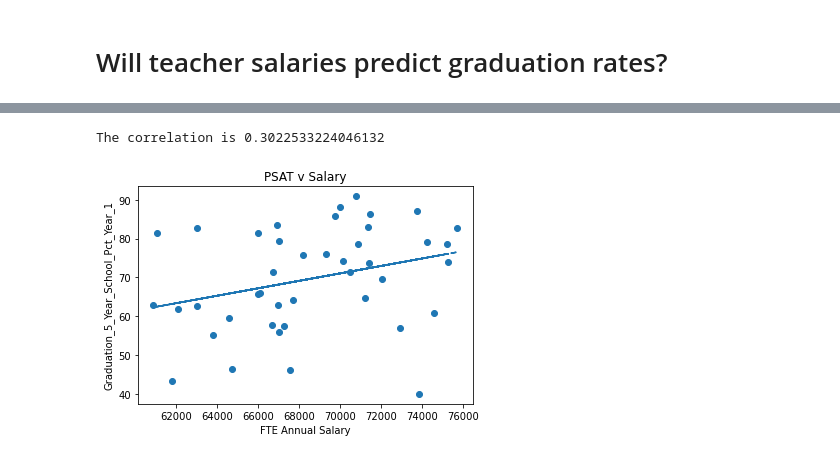
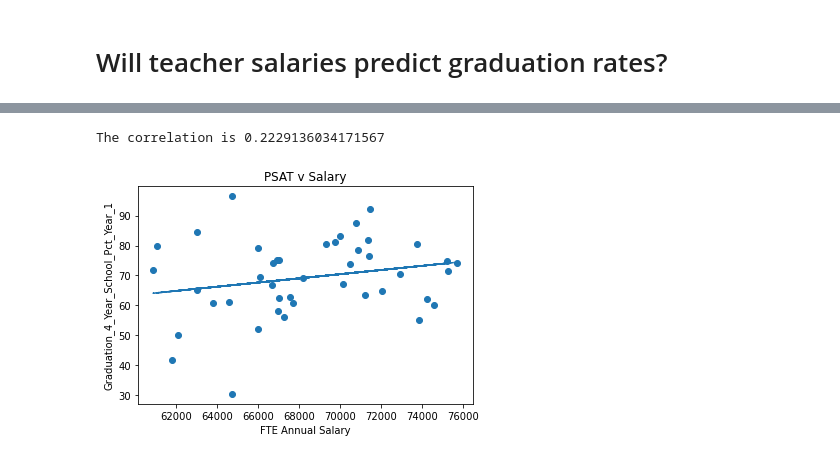
Before and after one commit to RiverJAM/CPS_Data_Analysis, a Jupyter notebook: Playing with Pies-Copy1.ipynb, the cells around one changed output, grey strips where cells are left out. Drawn from its saved outputs; the diff is of its cells as text; code cells hidden in the pictures.

```diff
--- a/Playing with Pies-Copy1.ipynb
+++ b/Playing with Pies-Copy1.ipynb
@@ -341,21 +357,21 @@ The correlation is 0.2739568014907354
 # %%
-ten_df = combined_df[[ 'Department' , 'FTE Annual Salary', 'Graduation_5_Year_School_Pct_Year_1']]
+ten_df = combined_df[[ 'Department' , 'FTE Annual Salary', 'Graduation_4_Year_School_Pct_Year_2']]
 cleaned_df = ten_df.dropna()
 x_values = cleaned_df.groupby(cleaned_df['Department']).mean()['FTE Annual Salary']
-y_values = cleaned_df.groupby(cleaned_df['Department']).mean()['Graduation_5_Year_School_Pct_Year_1']
+y_values = cleaned_df.groupby(cleaned_df['Department']).mean()['Graduation_4_Year_School_Pct_Year_2']
 plt.scatter(x_values, y_values)
 plt.xlabel('FTE Annual Salary')
-plt.ylabel('Graduation_5_Year_School_Pct_Year_1')
+plt.ylabel('Graduation_4_Year_School_Pct_Year_1')
 plt.title('PSAT v Salary')
 # Perform a linear regression on Annual Salary versus 11th Grade SAT Attainment
 vc_slope, vc_int, vc_r, vc_p, vc_std_err = st.linregress(x_values, y_values)
 # Create equation of line to calculate predicted 11th Grade SAT Attainment
 vc_fit = vc_slope * x_values + vc_int
 #plot regression line
 plt.plot(x_values,vc_fit,"--")
 
 correlation = st.pearsonr(x_values, y_values)
 print(f'The correlation is {correlation[0]}')
 # %% [output]
-The correlation is 0.3022533224046132
+The correlation is 0.2229136034171567
-[figure, old version]
+[figure, new version]
```
Also changed, not shown: parts of 17 cells of this notebook, 4 other files.
